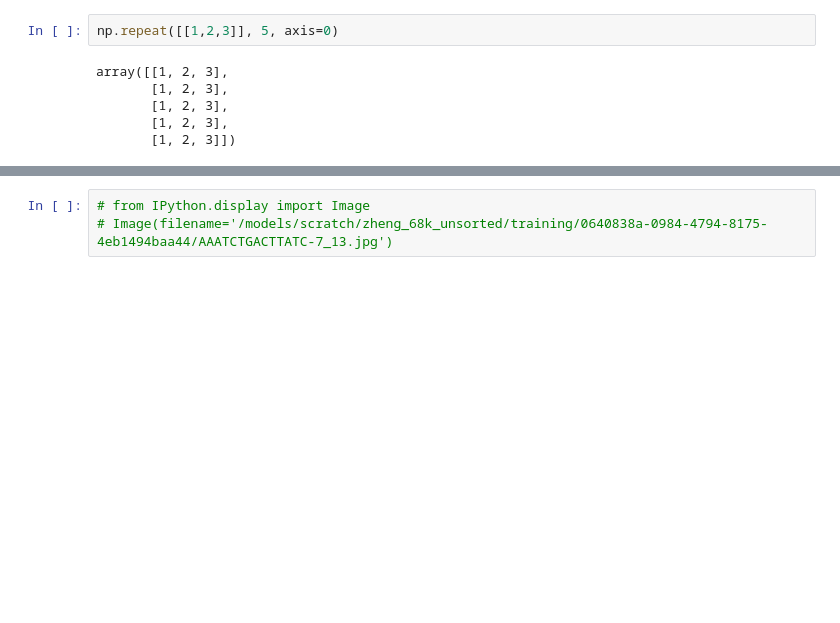
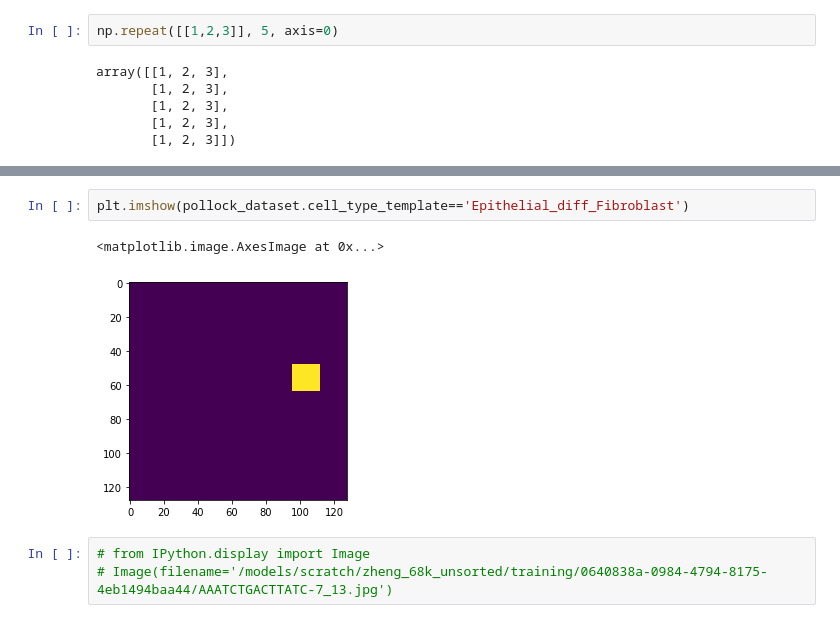
Before and after one commit to ding-lab/pollock, a Jupyter notebook: notebooks/example_from_expression_table.ipynb, the cells around one changed output, grey strips where cells are left out. Saved outputs shown, nothing was run; the diff lists cells and outputs as text; blank space fills up the shorter version.

```diff
--- a/notebooks/example_from_expression_table.ipynb
+++ b/notebooks/example_from_expression_table.ipynb
@@ -849,3 +868,8 @@ img = pollock_dataset.get_cell_images([cell_id])
+# %%
+plt.imshow(pollock_dataset.cell_type_template=='Epithelial_diff_Fibroblast')
+# %% [output]
+<matplotlib.image.AxesImage at 0x...>
+[figure, added]
 # %%
 # from IPython.display import Image
 # Image(filename='/models/scratch/zheng_68k_unsorted/training/0640838a-0984-4794-8175-4eb1494baa44/AAATCTGACTTATC-7_13.jpg')
```
Also changed, not shown: parts of 30 cells of this notebook, 1 other file.
